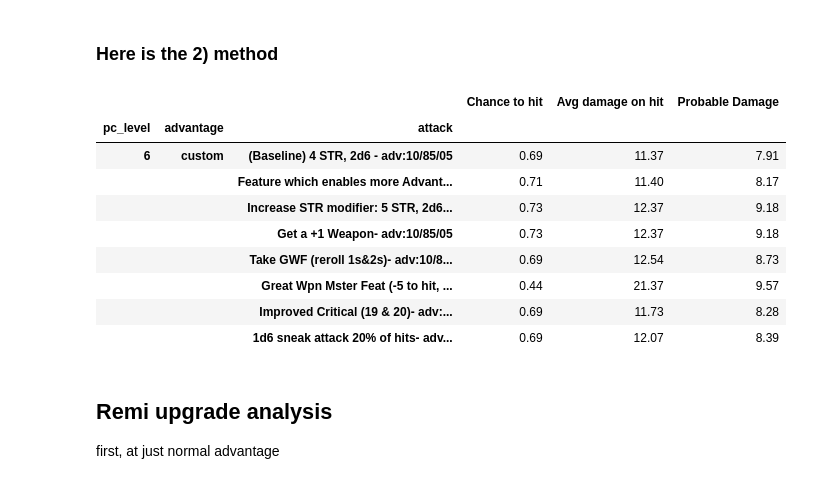
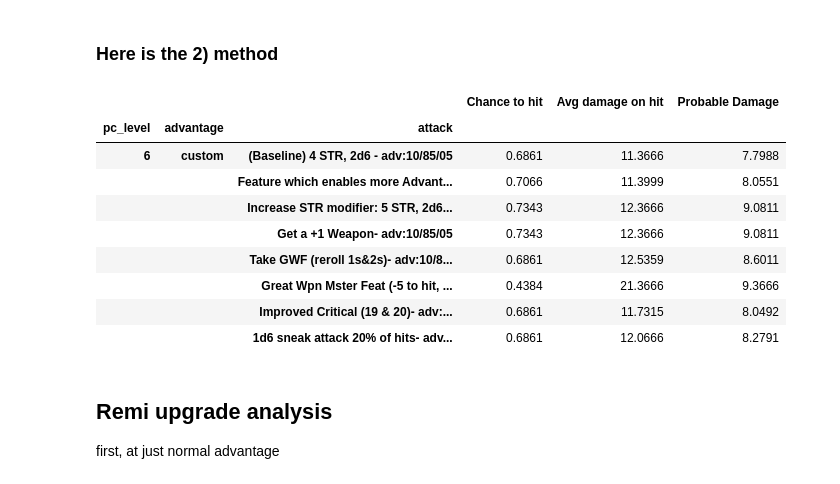
Before and after one commit to dyoung418/dnd_stats, a Jupyter notebook: dnd_dice_calcs.ipynb, the cells around one changed output. Drawn from its saved outputs; the diff is of its cells as text; code cells hidden in the pictures.

Commit message:
fixed problem of probable dmg not being equal to chancetohit * avgdmgonhit.  Also made changes to arguments that allow more functions to be memoized (hashable arguments to functions)

```diff
--- a/dnd_dice_calcs.ipynb
+++ b/dnd_dice_calcs.ipynb
@@ -897,12 +912,14 @@ dis: Attack modifier 6 = 41% chance to hit
 # %%
 print('model different avg damage when some damage results are re-rolled (once)')
 pc_level = 6
-for rr_list in [[],[1],[1,2],[1,2,3],[1,2,3,4],[1,2,3,4,5],[1,2,3,4,5,6]]:
-    print("Level {} PC, +5 to hit, 2d6+3 damage reroll {}= {:0.4} avg damage".format(pc_level,rr_list,probable_damage(mod=5,
-                                                pc_lvl=pc_level,
-                                                dmg_die=6,
-                                                dmg_n=2,
-                                                dmg_adder=3,
-                                                dmg_reroll_nums=rr_list)))
+for rr_list in [(),(1,),(1,2),(1,2,3),(1,2,3,4),(1,2,3,4,5),(1,2,3,4,5,6)]:
+    print(f"""Level {pc_level} PC, +5 to hit, 2d6+3 damage reroll {rr_list}= """
+          f"""{probable_damage(mod=5,pc_lvl=pc_level,dmg_die=6,dmg_n=2,dmg_adder=3,dmg_reroll_nums=rr_list)}""")
+    # print("Level {} PC, +5 to hit, 2d6+3 damage reroll {}= {:0.4} avg damage".format(pc_level,rr_list,probable_damage(mod=5,
+    #                                             pc_lvl=pc_level,
+    #                                             dmg_die=6,
+    #                                             dmg_n=2,
+    #                                             dmg_adder=3,
+    #                                             dmg_reroll_nums=rr_list)))
 # %% [output]
 model different avg damage when some damage results are re-rolled (once)
@@ -1003,7 +1020,7 @@ compare_odds_dist(
 # %%
 def chance_to_hit_grid(abil_mods=[0,1,2,3,4,5,6,7],
                        lvls=[1,2,3,4,5,6,7,8,9,10,11,12,13,14,15,16,17,18,19,20],
-                       adv='nor', crit_hit_nums=[20,], crit_fail_nums=[1,], print_table=True):
+                       adv='nor', crit_hit_nums=(20,), crit_fail_nums=(1,), print_table=True):
     '''Creates a grid of chance to hit at different PC levels and core ability (e.g. Strength) modifiers
     The proficiency bonus is calculated based on the PC level.  The chance to hit is based on the
     AC of the monsters that are likely to be encountered at that PC level
@@ -1108,7 +1125,7 @@ def compare_attacks(attacks,
                     'dmg_reroll_nums': a list of numbers that will be re-rolled (once) on the damage die.  Great Weapon Fighter, for example,
                         would specify '[1,2]' to denote that ones and twos are re-rolled once on damage die rolls.  Default=[]
                     'crit_hit_nums': a list of numbers that count as critical hits. default=[20]
-                    'crit_miss_nums': a list of numbers that count as critical misses.  default=[1]
+                    'crit_miss_nums': a list of numbers that count as critical misses.  default=(1)
                     'label': If specified, this will be used to describe the attack in the output table.
                     'adv_mix': a dictionary specifying the average mix of attacks that have advantage, disadvantage or normal rolls.  It is
                         given as a dictionary with keys 'nor', 'adv', 'dis' and values as the % of attacks made with that kind of roll.  The
@@ -1149,7 +1166,7 @@ def compare_attacks(attacks,
     else:
         df = pd.DataFrame(np.zeros((len(attacks)*len(list(product(pc_lvls, advantages))),3)), columns=column_names)
     #df = df.rename_axis("Measurement", axis="columns")
-    pd.set_option("display.float_format", lambda f_val: f"{f_val:0<4.2f}")
+    pd.set_option("display.float_format", lambda f_val: f"{f_val:0<4.4f}")
 
     #ord_ending = {num: ending for num, ending in enumerate(['st','nd','rd']+(['th']*18))}
     #table_title = f"({pc_lvl}{ord_ending[pc_lvl-1]} lvl, {adv})"
@@ -1250,7 +1267,7 @@ def get_attack_description(atk):
     else:
 #        atk_description = f"{table_title} +{mod} to hit, {atk['dmg_n']}d{atk['dmg_die']}+{dmg_adder}, reroll {dmg_reroll_nums}, crit_hits {crit_hit_nums}, crit_fails {crit_fail_nums}"
         atk_vals = parse_attack(atk, [1], ['nor'])
-        atk_description = f"""+{atk_vals['mod']} to hit, {atk['dmg_n']}d{atk['dmg_die']}+{atk_val['dmg_adder']},
+        atk_description = f"""+{atk_vals['mod']} to hit, {atk['dmg_n']}d{atk['dmg_die']}+{atk_vals['dmg_adder']},
         reroll {atk_vals['dmg_reroll_nums']}, crit_hits {atk_vals['crit_hit_nums']}, crit_fails {atk_vals['crit_fail_nums']}"""
     return atk_description
 
@@ -1283,7 +1300,7 @@ def parse_attack(atk, pc_lvl, adv):
     #if 'crit_hit_nums' in atk:
     #    crit_hit_nums = atk['crit_hit_nums']
     #else:
-    #    crit_hit_nums = [20,]
+    #    crit_hit_nums = (20,)
     #
     #if 'crit_fail_nums' in atk:
     #    crit_fail_nums = atk['crit_fail_nums']
@@ -1291,9 +1308,9 @@ def parse_attack(atk, pc_lvl, adv):
     #    crit_fail_nums = [1,]
 
 
-    dmg_reroll_nums = [] if 'dmg_reroll_nums' not in atk else atk['dmg_reroll_nums']
-    crit_hit_nums = [20,] if 'crit_hit_nums' not in atk else atk['crit_hit_nums']
-    crit_fail_nums = [1,] if 'crit_fail_nums' not in atk else atk['crit_fail_nums']
+    dmg_reroll_nums = () if 'dmg_reroll_nums' not in atk else atk['dmg_reroll_nums']
+    crit_hit_nums = (20,) if 'crit_hit_nums' not in atk else atk['crit_hit_nums']
+    crit_fail_nums = (1,) if 'crit_fail_nums' not in atk else atk['crit_fail_nums']
     to_hit_adder_dice = None if 'to_hit_adder_dice' not in atk else atk['to_hit_adder_dice']
     to_hit_adder_n = 1 if 'to_hit_adder_n' not in atk else atk['to_hit_adder_n']
     to_hit_adder_dice_percentage = 1 if 'to_hit_adder_dice_percentage' not in atk else atk['to_hit_adder_dice_percentage']
@@ -1440,42 +1457,42 @@ attacks = [
     {'abil_mod':4, 'other_atk_mod':0, 'other_dmg_mod':0, 'dmg_die':6,'dmg_n':2, 'dmg_reroll_nums':[],
          'crit_hit_nums':[20], 'adv_mix':{'adv':.1, 'nor':.85, 'dis':.05}, 'label':'(Baseline) 4 STR, 2d6 - adv:10/85/05'},
 
     {'abil_mod':4, 'other_atk_mod':0, 'other_dmg_mod':0, 'dmg_die':6,'dmg_n':2, 'dmg_reroll_nums':[],
          'crit_hit_nums':[20], 'adv_mix':{'adv':.2, 'nor':.75, 'dis':.05}, 'label':'Feature which enables more Advantage: 4 STR, 2d6 - adv:20/75/05'},
 
     {'abil_mod':5, 'other_atk_mod':0, 'other_dmg_mod':0, 'dmg_die':6,'dmg_n':2, 'dmg_reroll_nums':[],
          'crit_hit_nums':[20], 'adv_mix':{'adv':.1, 'nor':.85, 'dis':.05}, 'label':'Increase STR modifier: 5 STR, 2d6 - adv:10/85/05'},
 
     {'abil_mod':4, 'other_atk_mod':1, 'other_dmg_mod':1, 'dmg_die':6,'dmg_n':2, 'dmg_reroll_nums':[],
          'crit_hit_nums':[20], 'adv_mix':{'adv':.1, 'nor':.85, 'dis':.05}, 'label':'Get a +1 Weapon- adv:10/85/05'},
 
     {'abil_mod':4, 'other_atk_mod':0, 'other_dmg_mod':0, 'dmg_die':6,'dmg_n':2, 'dmg_reroll_nums':[1,2],
          'crit_hit_nums':[20], 'adv_mix':{'adv':.1, 'nor':.85, 'dis':.05}, 'label':'Take GWF (reroll 1s&2s)- adv:10/85/05'},
 
     {'abil_mod':4, 'other_atk_mod':-5, 'other_dmg_mod':10, 'dmg_die':6,'dmg_n':2, 'dmg_reroll_nums':[],
          'crit_hit_nums':[20], 'adv_mix':{'adv':.1, 'nor':.85, 'dis':.05}, 'label':'Great Wpn Mster Feat (-5 to hit, +10 dmg)- adv:10/85/05'},
 
     {'abil_mod':4, 'other_atk_mod':0, 'other_dmg_mod':0, 'dmg_die':6,'dmg_n':2, 'dmg_reroll_nums':[],
-         'crit_hit_nums':[19,20], 'adv_mix':{'adv':.1, 'nor':.85, 'dis':.05}, 'label':'Improved Critical (19 & 20)- adv:10/85/05'},
+         'crit_hit_nums':(19,20), 'adv_mix':{'adv':.1, 'nor':.85, 'dis':.05}, 'label':'Improved Critical (19 & 20)- adv:10/85/05'},
 
     {'abil_mod':4, 'other_atk_mod':0, 'other_dmg_mod':0, 'dmg_die':6,'dmg_n':2, 'dmg_reroll_nums':[], 'dmg_adder_dice':6, 'dmg_adder_dice_percentage':.2,
      'crit_hit_nums':[20], 'adv_mix':{'adv':.1, 'nor':.85, 'dis':.05}, 'label':'1d6 sneak attack 20% of hits- adv:10/85/05'},
 
 ]
 compare_df = compare_attacks(attacks, pc_lvls=[6])
 
 compare_df
 # %% [output]
 |  |  |  | Chance to hit | Avg damage on hit | Probable Damage |
 | pc_level | advantage | attack |  |  |  |
-| 6 | custom | (Baseline) 4 STR, 2d6 - adv:10/85/05 | 0.69 | 11.37 | 7.91 |
-|  |  | Feature which enables more Advant... | 0.71 | 11.40 | 8.17 |
-|  |  | Increase STR modifier: 5 STR, 2d6... | 0.73 | 12.37 | 9.18 |
-|  |  | Get a +1 Weapon- adv:10/85/05 | 0.73 | 12.37 | 9.18 |
-|  |  | Take GWF (reroll 1s&2s)- adv:10/8... | 0.69 | 12.54 | 8.73 |
-|  |  | Great Wpn Mster Feat (-5 to hit, ... | 0.44 | 21.37 | 9.57 |
-|  |  | Improved Critical (19 & 20)- adv:... | 0.69 | 11.73 | 8.28 |
-|  |  | 1d6 sneak attack 20% of hits- adv... | 0.69 | 12.07 | 8.39 |
+| 6 | custom | (Baseline) 4 STR, 2d6 - adv:10/85/05 | 0.6861 | 11.3666 | 7.7988 |
+|  |  | Feature which enables more Advant... | 0.7066 | 11.3999 | 8.0551 |
+|  |  | Increase STR modifier: 5 STR, 2d6... | 0.7343 | 12.3666 | 9.0811 |
+|  |  | Get a +1 Weapon- adv:10/85/05 | 0.7343 | 12.3666 | 9.0811 |
+|  |  | Take GWF (reroll 1s&2s)- adv:10/8... | 0.6861 | 12.5359 | 8.6011 |
+|  |  | Great Wpn Mster Feat (-5 to hit, ... | 0.4384 | 21.3666 | 9.3666 |
+|  |  | Improved Critical (19 & 20)- adv:... | 0.6861 | 11.7315 | 8.0492 |
+|  |  | 1d6 sneak attack 20% of hits- adv... | 0.6861 | 12.0666 | 8.2791 |
 # %% [markdown]
 ## Remi upgrade analysis
 first, at just normal advantage
```
Also changed, not shown: parts of 17 cells of this notebook.
